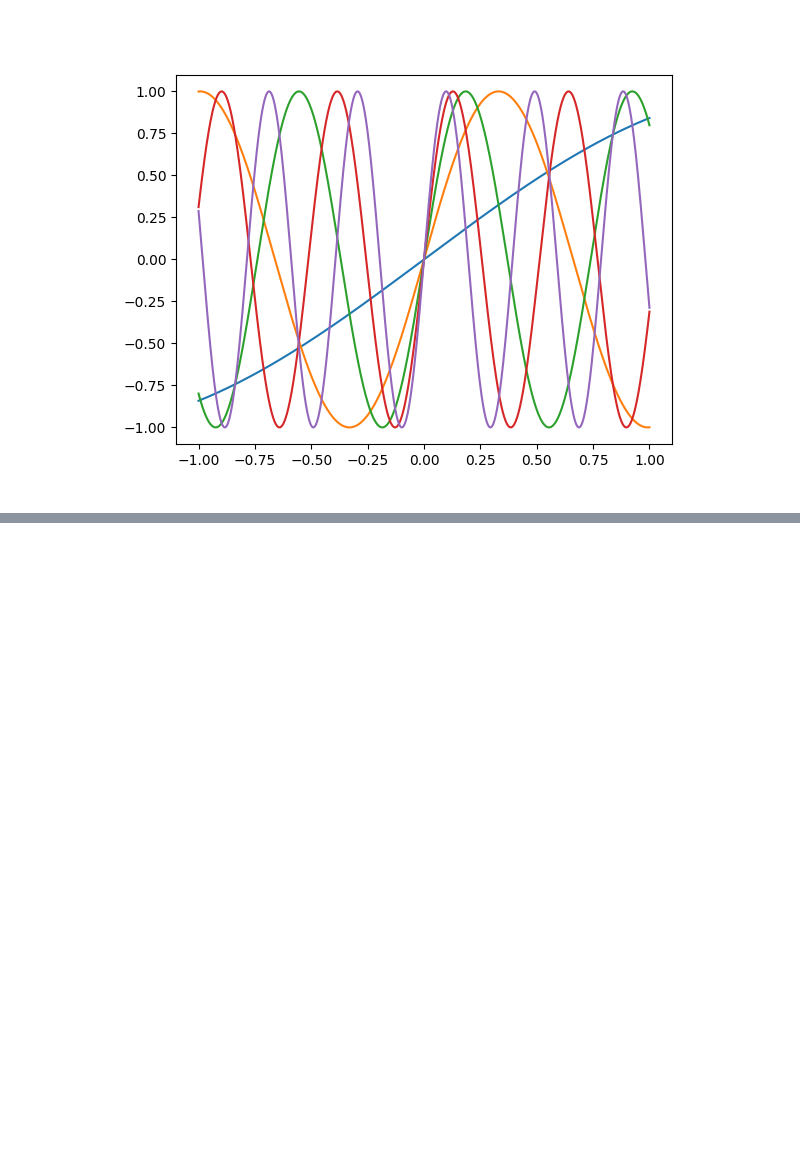
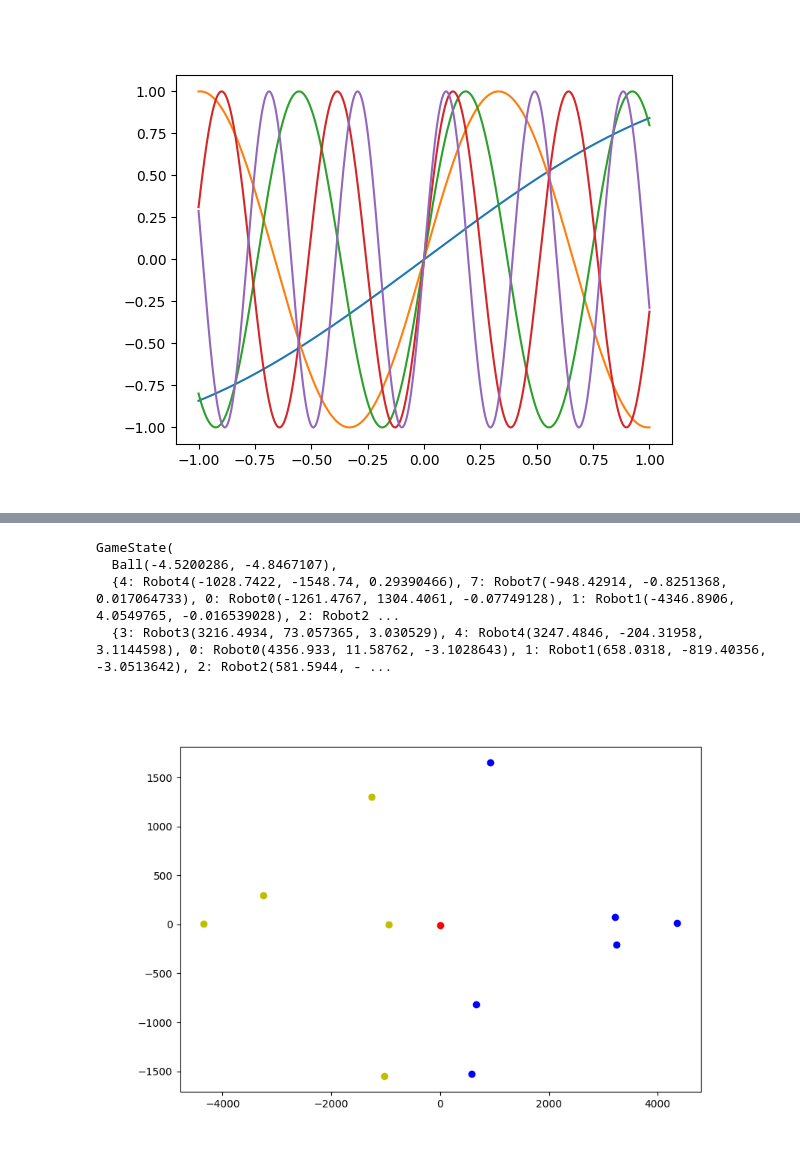
Before and after one commit to LiU-SeeGoals/controller, a Jupyter notebook: python_playground/test.ipynb, the cells around one changed output, grey strips where cells are left out. Drawn from its saved outputs; the diff is of its cells as text; code cells hidden in the pictures; blank space fills up the shorter version.

```diff
--- a/python_playground/test.ipynb
+++ b/python_playground/test.ipynb
@@ -158,0 +236,18 @@ plt.show()
+# %%
+
+game_state = game_states[0]
+print(game_state)
+
+yellow_team, blue_team, ball = game_state.to_tensor()
+fig, ax = plt.subplots(figsize=(9, 6))
+ax.scatter(yellow_team[:, 0], yellow_team[:, 1], color='y')
+ax.scatter(blue_team[:, 0], blue_team[:, 1], color='b')
+ax.scatter(ball[0], ball[1], color='r')
+
+plt.show()
+# %% [output]
+GameState(
+  Ball(-4.5200286, -4.8467107),
+  {4: Robot4(-1028.7422, -1548.74, 0.29390466), 7: Robot7(-948.42914, -0.8251368, 0.017064733), 0: Robot0(-1261.4767, 1304.4061, -0.07749128), 1: Robot1(-4346.8906, 4.0549765, -0.016539028), 2: Robot2 ...
+  {3: Robot3(3216.4934, 73.057365, 3.030529), 4: Robot4(3247.4846, -204.31958, 3.1144598), 0: Robot0(4356.933, 11.58762, -3.1028643), 1: Robot1(658.0318, -819.40356, -3.0513642), 2: Robot2(581.5944, - ...
+[figure, added]
```
Also changed, not shown: parts of 9 cells of this notebook, 3 other files.
